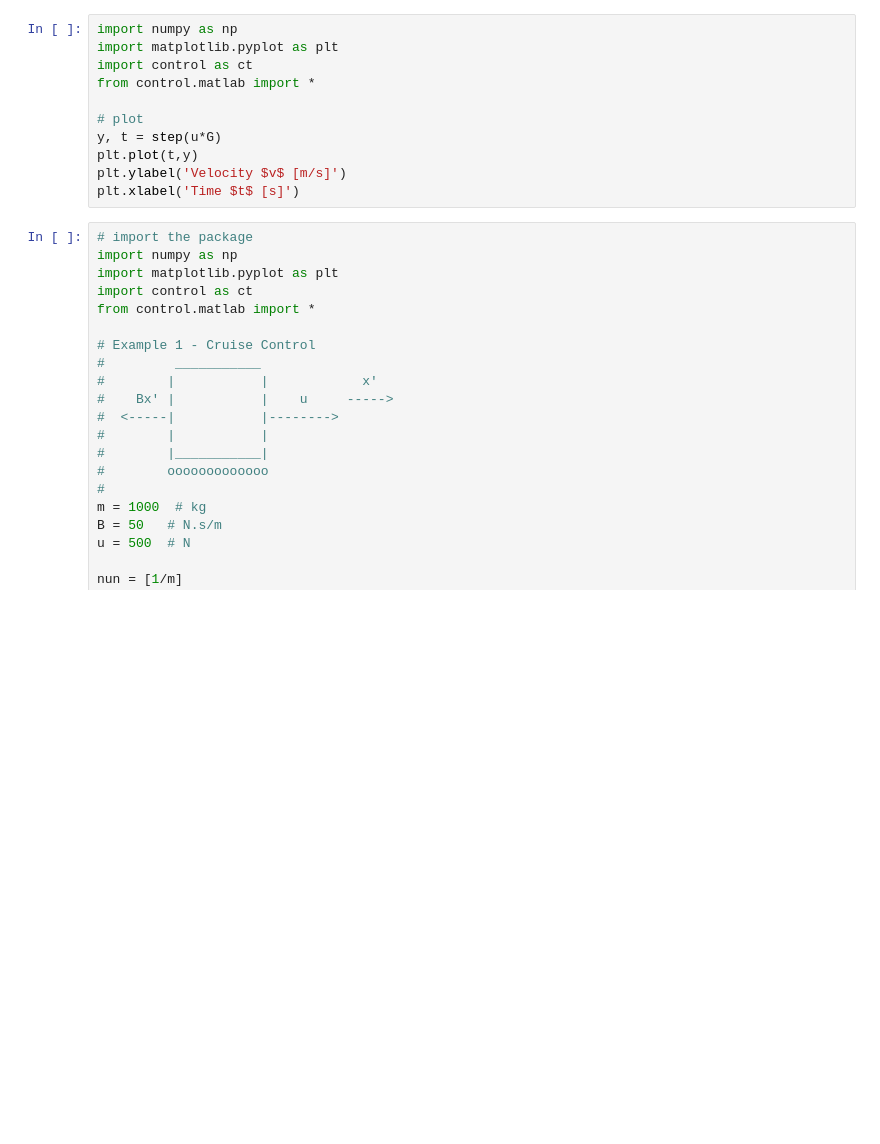
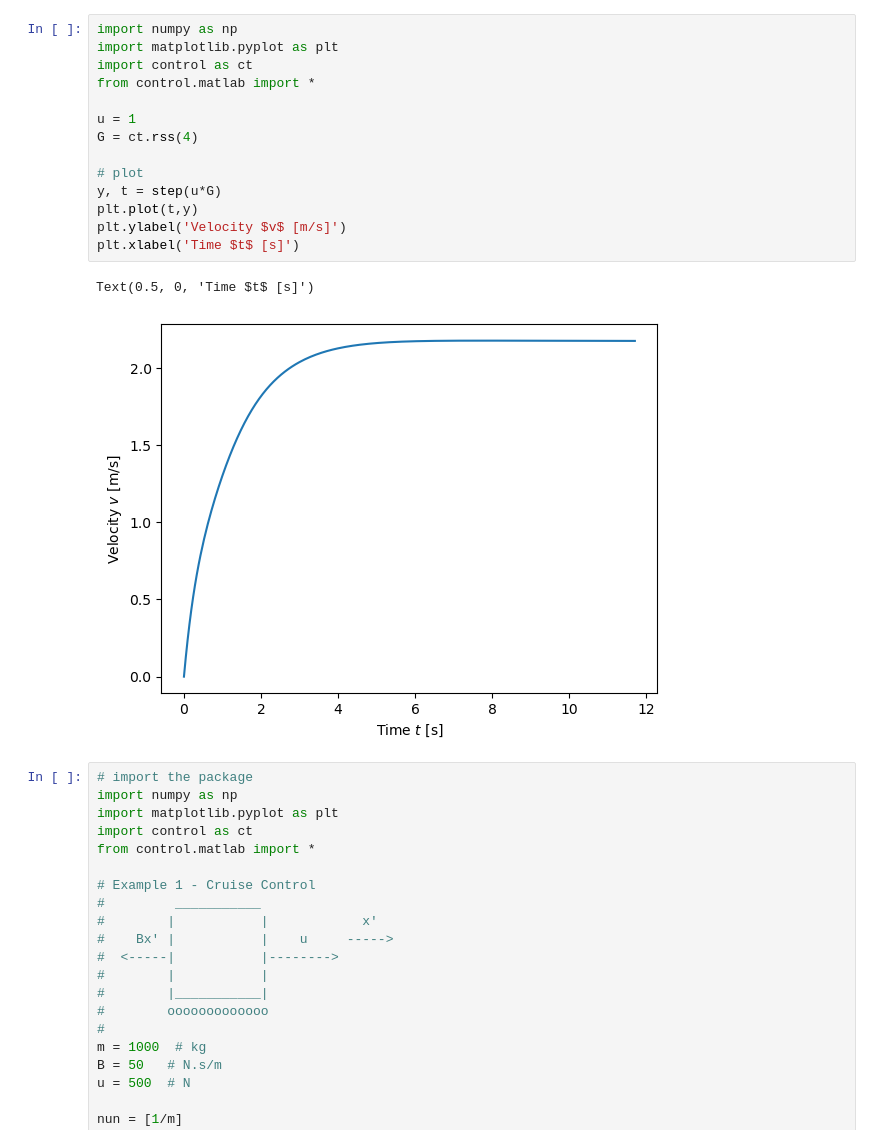
Before and after one commit to el-pitchula/Jupyter-repo, a Jupyter notebook: Taylor Series/series.ipynb, the cells around one changed output. Drawn from its saved outputs; the diff is of its cells as text; blank space fills up the shorter version.

```diff
--- a/Taylor Series/series.ipynb
+++ b/Taylor Series/series.ipynb
@@ -102,14 +106,20 @@ plt.show()
 # %%
 import numpy as np
 import matplotlib.pyplot as plt
 import control as ct
 from control.matlab import *
 
+u = 1
+G = ct.rss(4)
+
 # plot
 y, t = step(u*G)
 plt.plot(t,y)
 plt.ylabel('Velocity $v$ [m/s]')
 plt.xlabel('Time $t$ [s]')
+# %% [output]
+Text(0.5, 0, 'Time $t$ [s]')
+[figure, added]
 # %%
 # import the package
 import numpy as np
```
Also changed, not shown: parts of 3 cells of this notebook, 1 other file.
